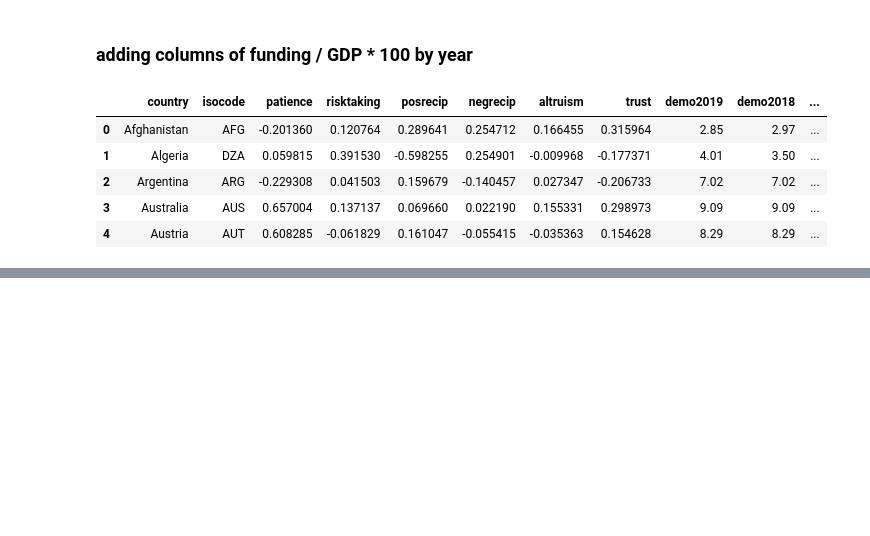
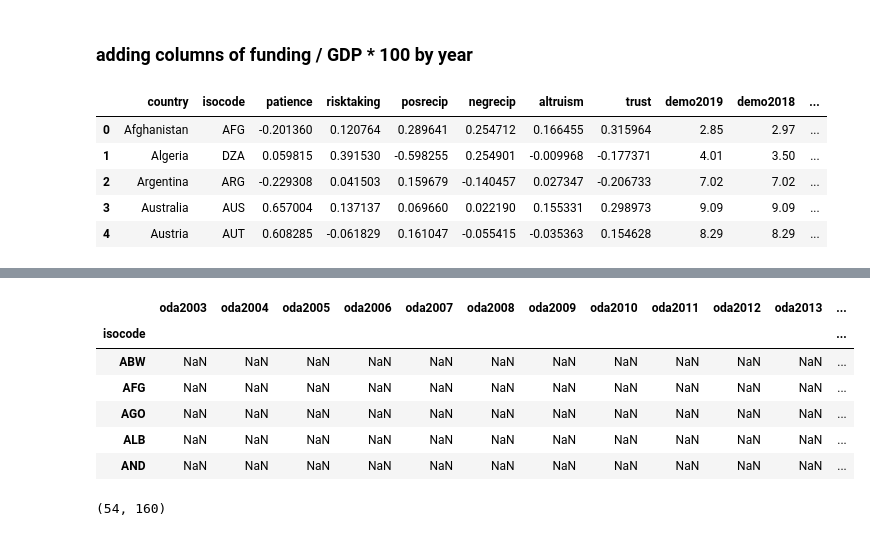
Before and after one commit to amanda8412383/research-module, a Jupyter notebook: cleaning.ipynb, the cells around one changed output, grey strips where cells are left out. Cells and saved outputs as stored; diff of their text form; code cells hidden in the pictures; blank space fills up the shorter version.

```diff
--- a/cleaning.ipynb
+++ b/cleaning.ipynb
@@ -155,0 +234,18 @@ df_funding.head()
+# %%
+oda = pd.read_excel('data/oda.xls', sheet_name='Data', skiprows=3).rename(columns={"Country Code": "isocode"}).set_index('isocode')
+oda_filter = oda.filter(regex='^20(10|11|12|.*[3456789]$)', axis=1).add_prefix('oda')
+oda_filter.head()
+# %% [output]
+|  | oda2003 | oda2004 | oda2005 | oda2006 | oda2007 | oda2008 | oda2009 | oda2010 | oda2011 | oda2012 | oda2013 | ... |
+| isocode |  |  |  |  |  |  |  |  |  |  |  | ... |
+| ABW | NaN | NaN | NaN | NaN | NaN | NaN | NaN | NaN | NaN | NaN | NaN | ... |
+| AFG | NaN | NaN | NaN | NaN | NaN | NaN | NaN | NaN | NaN | NaN | NaN | ... |
+| AGO | NaN | NaN | NaN | NaN | NaN | NaN | NaN | NaN | NaN | NaN | NaN | ... |
+| ALB | NaN | NaN | NaN | NaN | NaN | NaN | NaN | NaN | NaN | NaN | NaN | ... |
+| AND | NaN | NaN | NaN | NaN | NaN | NaN | NaN | NaN | NaN | NaN | NaN | ... |
+# %%
+df_add_oda = pd.merge(df_add_pop, oda_filter, how='left', on="isocode")
+# df_add_oda.shape
+df_add_oda[df_add_oda.filter(regex='oda.*', axis=1).isna().all(axis=1)].shape
+# %% [output]
+(54, 160)
```
Also changed, not shown: parts of 22 cells of this notebook.
